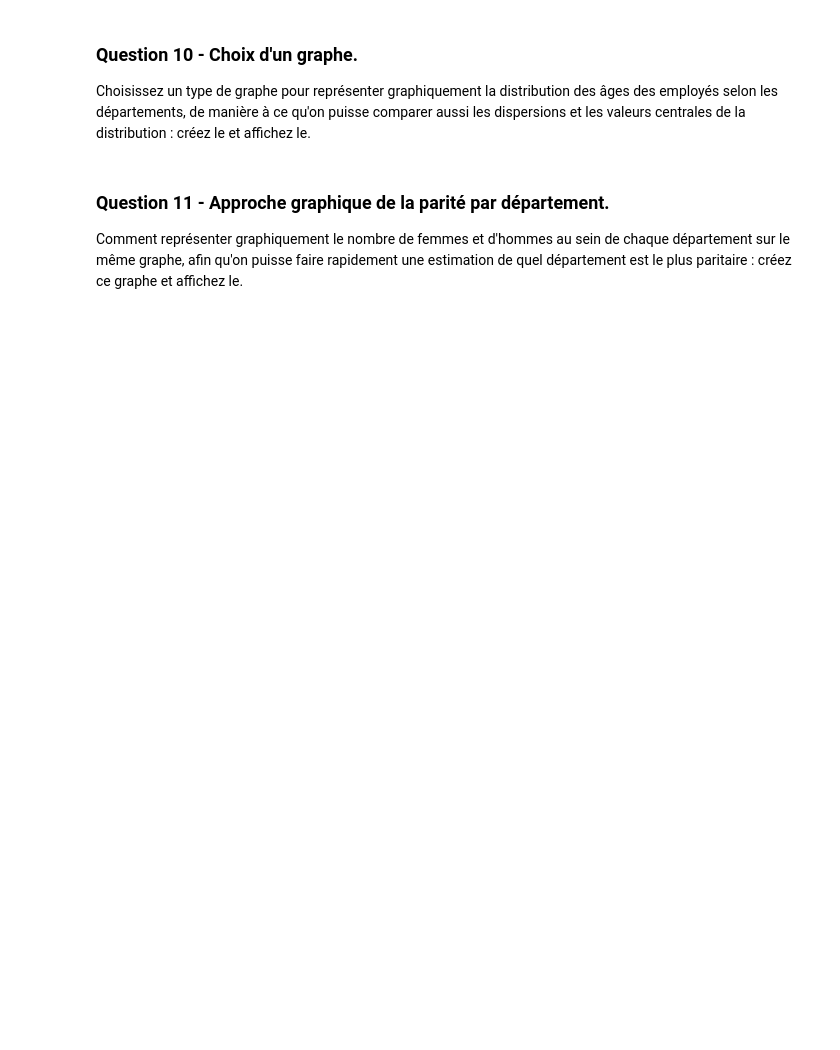
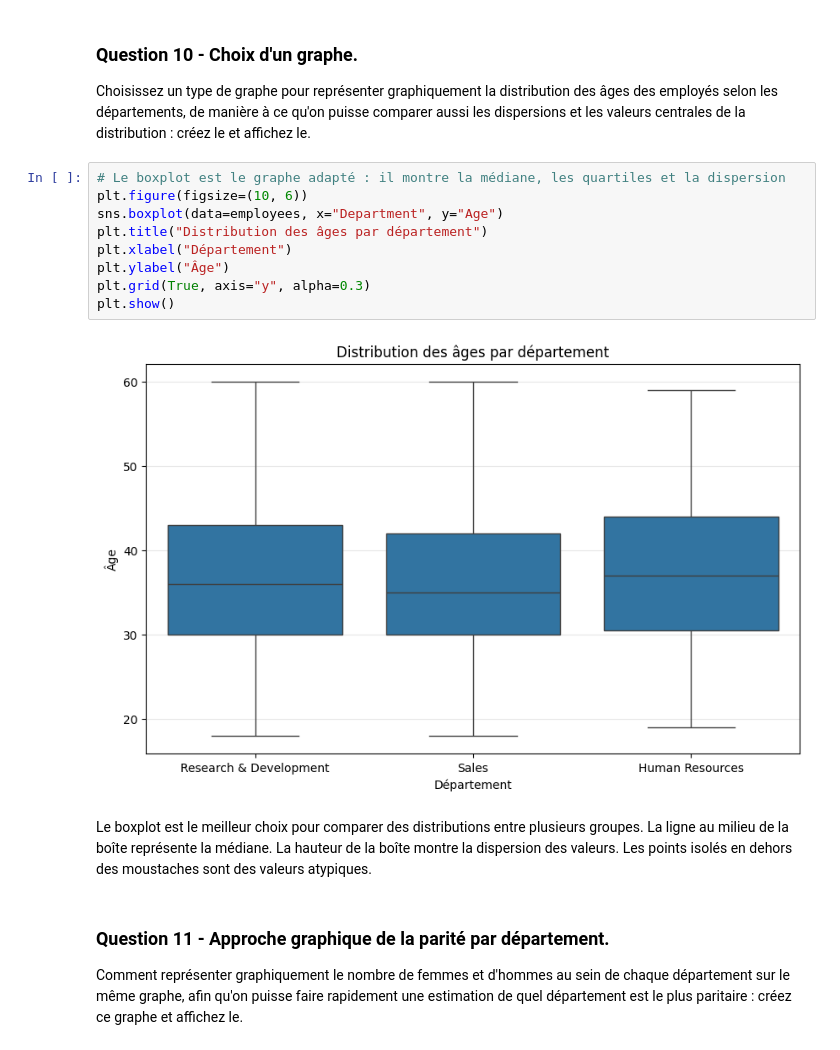
Before and after one commit to benayedyassine/python-data-science-epf-2026, a Jupyter notebook: project/MSBSI2IN09_Python_TP_final.ipynb, the cells around one changed output. Saved outputs shown, nothing was run; the diff lists cells and outputs as text; blank space fills up the shorter version.

```diff
--- a/project/MSBSI2IN09_Python_TP_final.ipynb
+++ b/project/MSBSI2IN09_Python_TP_final.ipynb
@@ -75,6 +350,19 @@ Prenez les deux graphes que vous venez d'afficher avec Matplotlib et refaites le
 ### Question 10 - Choix d'un graphe.
 
 Choisissez un type de graphe pour représenter graphiquement la distribution des âges des employés selon les départements, de manière à ce qu'on puisse comparer aussi les dispersions et les valeurs centrales de la distribution : créez le et affichez le.
+# %%
+# Le boxplot est le graphe adapté : il montre la médiane, les quartiles et la dispersion
+plt.figure(figsize=(10, 6))
+sns.boxplot(data=employees, x="Department", y="Age")
+plt.title("Distribution des âges par département")
+plt.xlabel("Département")
+plt.ylabel("Âge")
+plt.grid(True, axis="y", alpha=0.3)
+plt.show()
+# %% [output]
+[figure, added]
+# %% [markdown]
+Le boxplot est le meilleur choix pour comparer des distributions entre plusieurs groupes. La ligne au milieu de la boîte représente la médiane. La hauteur de la boîte montre la dispersion des valeurs. Les points isolés en dehors des moustaches sont des valeurs atypiques.
 # %% [markdown]
 ### Question 11 - Approche graphique de la parité par département.
 
```
Also changed, not shown: parts of 32 cells of this notebook, 1 other file.
